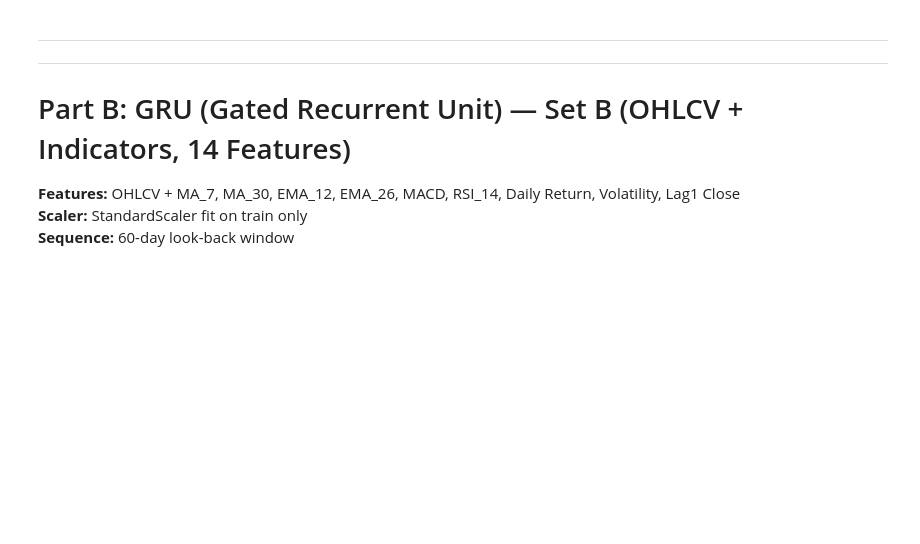
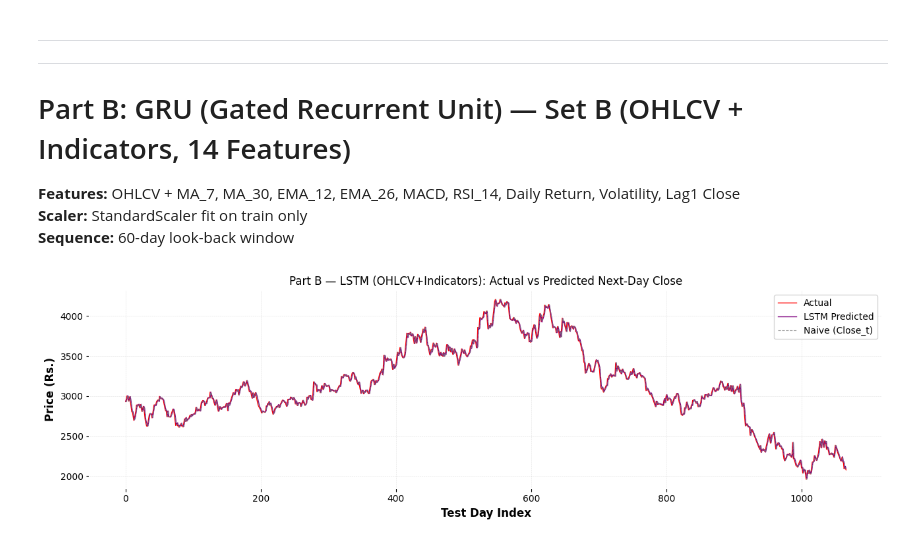
Before and after one commit to rishika790/AI-PORTFOLIO, a Jupyter notebook: DL_GRU_OHLCV_vs_Indicators.ipynb, the cells around one changed output. Cells and saved outputs as stored; diff of their text form; code cells hidden in the pictures; blank space fills up the shorter version.

Commit message:
code: cell 63 — plt.figure(figsize=(13, 4))

```diff
--- a/DL_GRU_OHLCV_vs_Indicators.ipynb
+++ b/DL_GRU_OHLCV_vs_Indicators.ipynb
@@ -880,3 +880,13 @@ Set B — First 10 Test-Day Comparison:
 **Features:** OHLCV + MA_7, MA_30, EMA_12, EMA_26, MACD, RSI_14, Daily Return, Volatility, Lag1 Close
 **Scaler:** StandardScaler fit on train only
 **Sequence:** 60-day look-back window
+# %%
+plt.figure(figsize=(13, 4))
+plt.plot(y_actual_B,   color='red',    lw=1.0, label='Actual')
+plt.plot(y_pred_B,     color='purple', lw=1.0, label='LSTM Predicted')
+plt.plot(naive_pred_B, color='gray',   lw=0.8, linestyle='--', alpha=0.8, label='Naive (Close_t)')
+plt.title('Part B — LSTM (OHLCV+Indicators): Actual vs Predicted Next-Day Close')
+plt.xlabel('Test Day Index'); plt.ylabel('Price (Rs.)')
+plt.legend(); plt.grid(True, alpha=0.3); plt.tight_layout(); plt.show()
+# %% [output]
+[figure, added]
```
